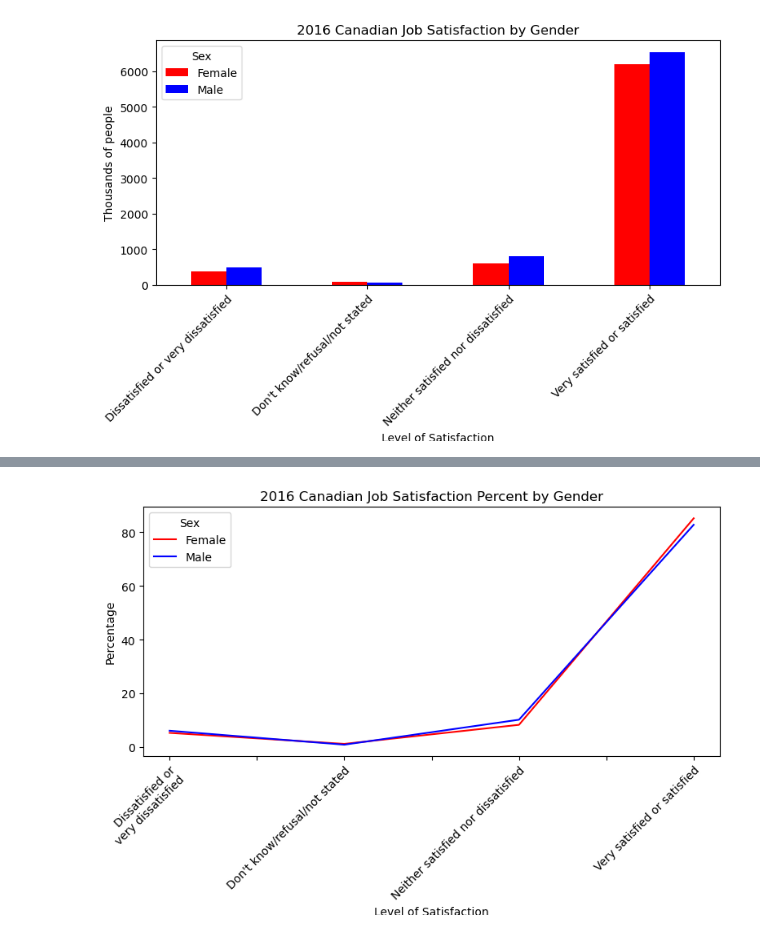
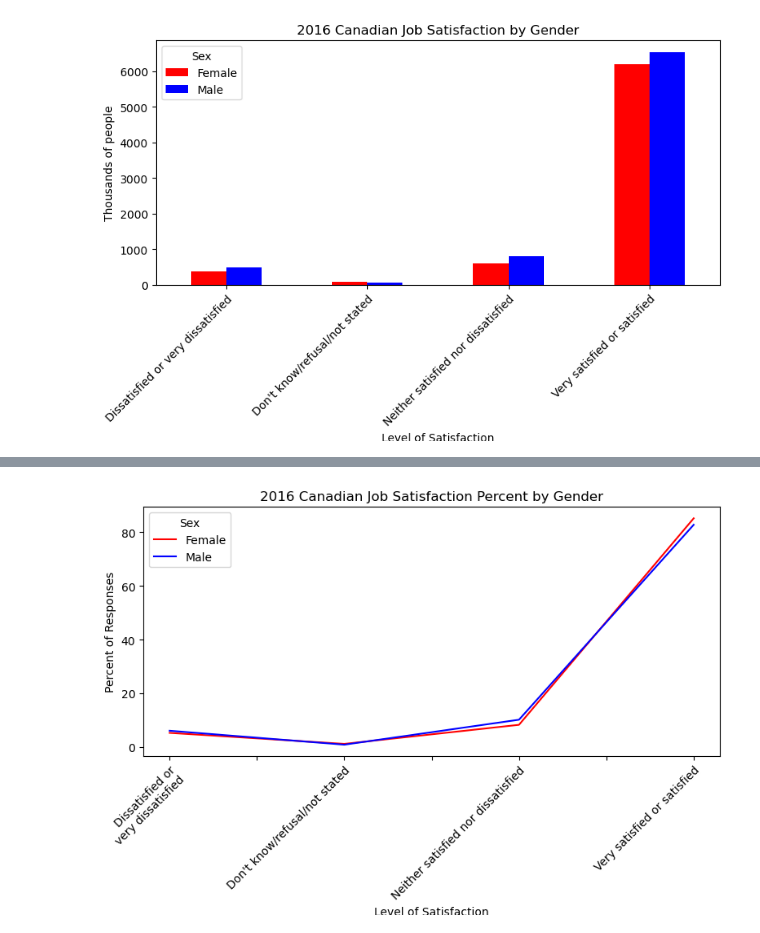
Before and after one commit to hhodek/UofWProject1, a Jupyter notebook: project.ipynb, the cells around one changed output, grey strips where cells are left out. Drawn from its saved outputs; the diff is of its cells as text; code cells hidden in the pictures.

Commit message:
updated notebook, images, and my README

```diff
--- a/project.ipynb
+++ b/project.ipynb
@@ -219,16 +219,16 @@ gen_percent
 # %%
 get_percent = gen_percent.pivot(index="Response", columns="Sex", values="VALUE").plot(color=("red", "blue"), figsize=(8,5),
                                                                                     title="2016 Canadian Job Satisfaction Percent by Gender",
                                                                                     xlabel="Level of Satisfaction",
-                                                                                    ylabel="Percentage")
+                                                                                    ylabel="Percent of Responses")
 
 plt.xticks(rotation=45, wrap=True, ha="right")
 plt.tight_layout()
 
 plt.savefig("Images/gender_percent_line.png")
 plt.show()
 # %% [output]
-[figure, old version]
+[figure, new version]
 # %%
 get_percent_bar = gen_percent.pivot(index="Response", columns="Sex", values="VALUE").plot(kind="bar", color=("red", "blue"), figsize=(8,5),
                                                                                     title="2016 Canadian Job Satisfaction Percent by Gender",
```
Also changed, not shown: parts of 1 cell of this notebook, 3 other files.
